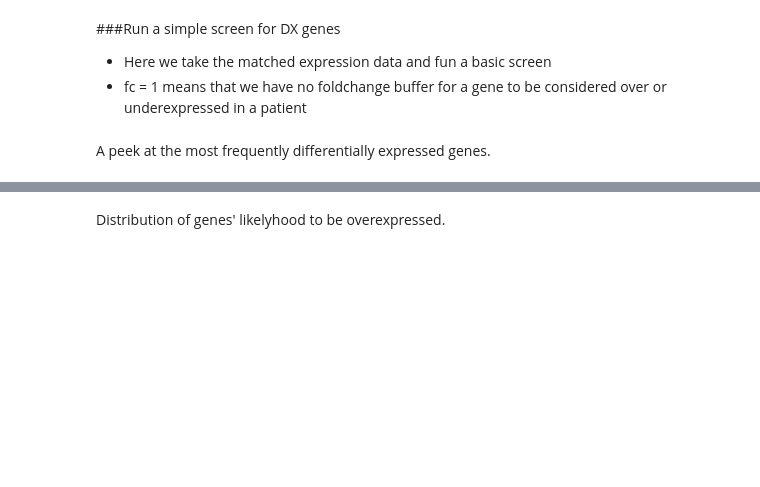
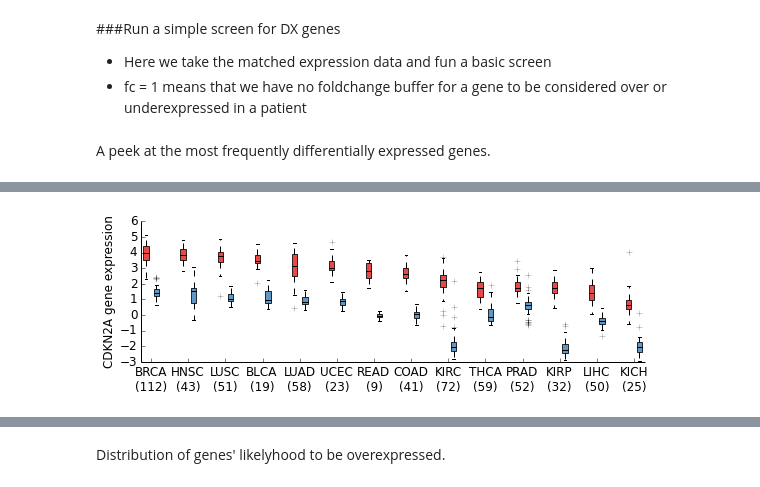
Before and after one commit to theandygross/TCGA_differential_expression, a Jupyter notebook: Notebooks/API_Reference.ipynb, the cells around one changed output, grey strips where cells are left out. Saved outputs shown, nothing was run; the diff lists cells and outputs as text; code cells hidden in the pictures; blank space fills up the shorter version.

```diff
--- a/Notebooks/API_Reference.ipynb
+++ b/Notebooks/API_Reference.ipynb
@@ -33,0 +101,4 @@ A peek at the most frequently differentially expressed genes.
+# %%
+paired_bp_tn_split(df.ix['CDKN2A'], codes)
+# %% [output]
+[figure, added]
```
Also changed, not shown: parts of 12 cells of this notebook, 24 other files.
